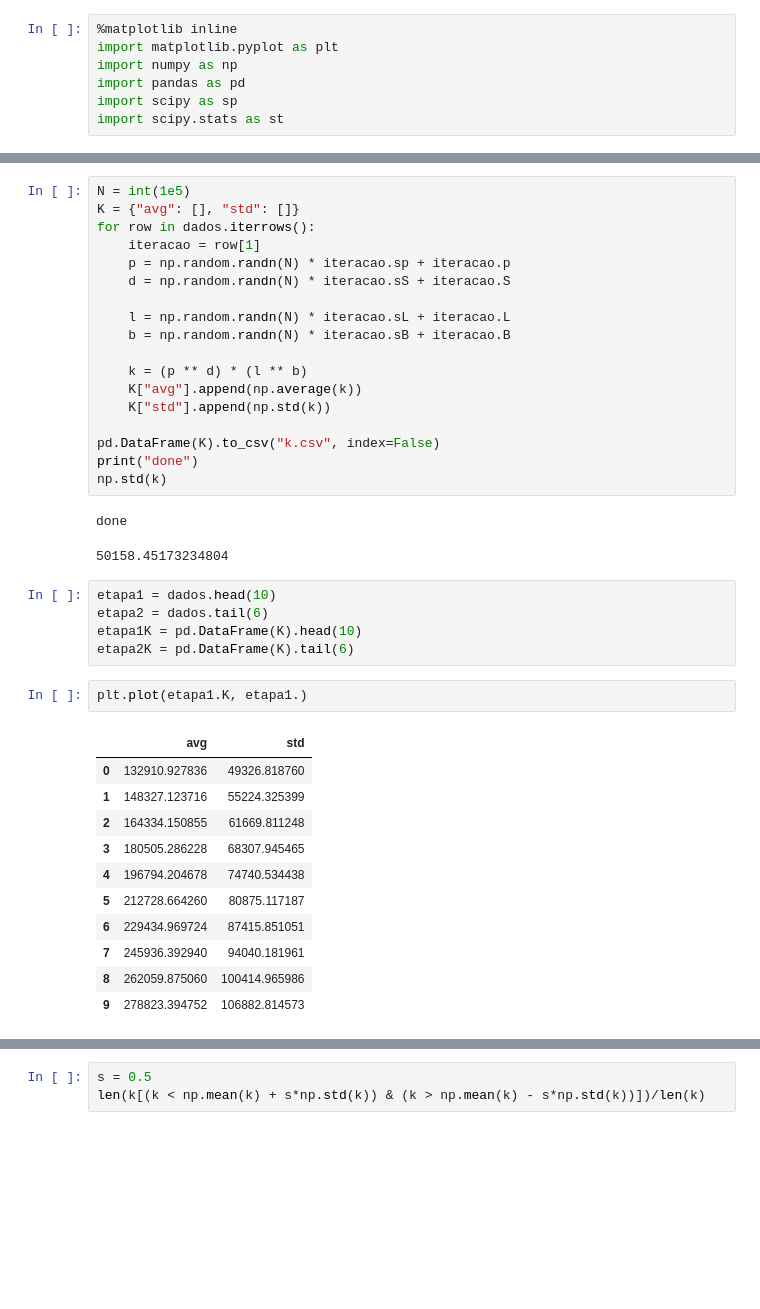
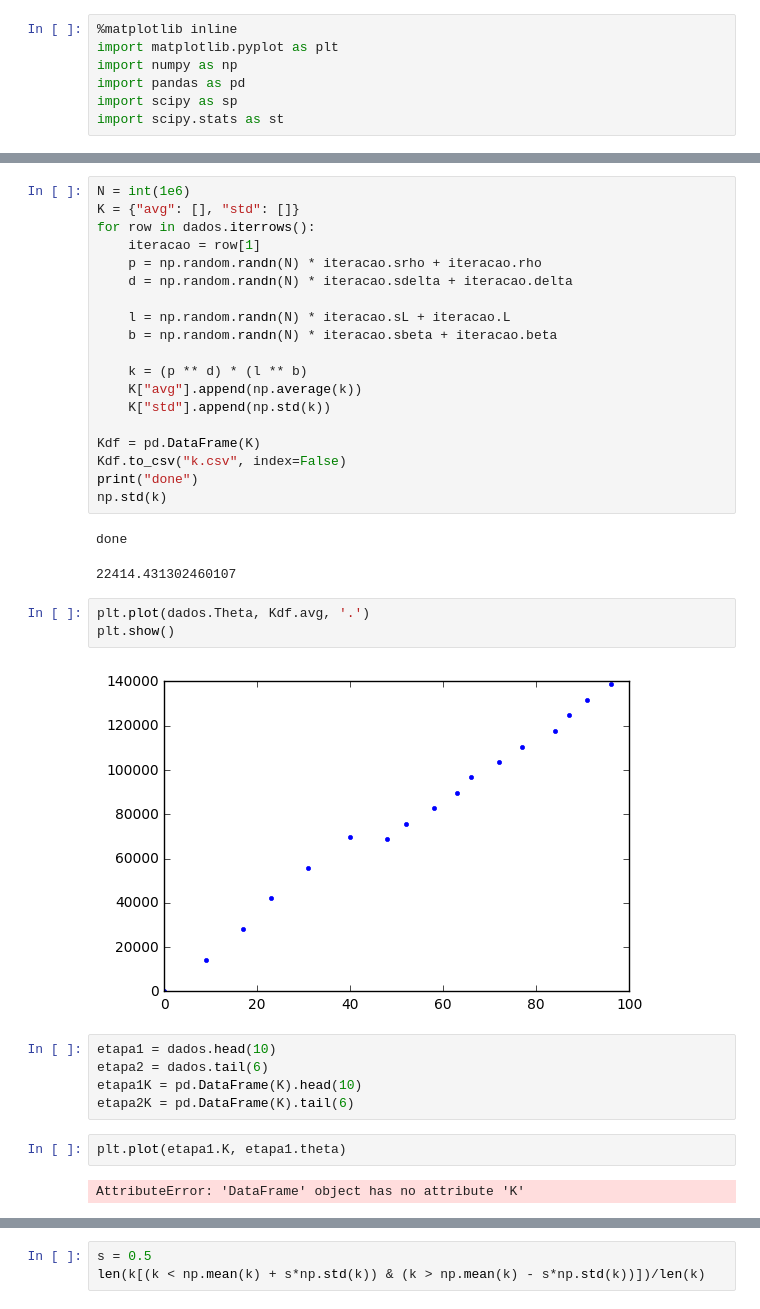
Before and after one commit to danilolessa/computacoes, a Jupyter notebook: graduacao/lab4/lab4-exp3/montecarlos.ipynb, the cells around one changed output, grey strips where cells are left out. Drawn from its saved outputs; the diff is of its cells as text; blank space fills up the shorter version.

```diff
--- a/graduacao/lab4/lab4-exp3/montecarlos.ipynb
+++ b/graduacao/lab4/lab4-exp3/montecarlos.ipynb
@@ -10,42 +16,38 @@ dados = pd.read_csv("geral.txt", sep="\t")
 # %%
-N = int(1e5)
+N = int(1e6)
 K = {"avg": [], "std": []}
 for row in dados.iterrows():
     iteracao = row[1]
-    p = np.random.randn(N) * iteracao.sp + iteracao.p
-    d = np.random.randn(N) * iteracao.sS + iteracao.S
+    p = np.random.randn(N) * iteracao.srho + iteracao.rho
+    d = np.random.randn(N) * iteracao.sdelta + iteracao.delta
 
     l = np.random.randn(N) * iteracao.sL + iteracao.L
-    b = np.random.randn(N) * iteracao.sB + iteracao.B
+    b = np.random.randn(N) * iteracao.sbeta + iteracao.beta
 
     k = (p ** d) * (l ** b)
     K["avg"].append(np.average(k))
     K["std"].append(np.std(k))
 
-pd.DataFrame(K).to_csv("k.csv", index=False)
+Kdf = pd.DataFrame(K)
+Kdf.to_csv("k.csv", index=False)
 print("done")
 np.std(k)
 # %% [output]
 done
-50158.45173234804
+22414.431302460107
+# %%
+plt.plot(dados.Theta, Kdf.avg, '.')
+plt.show()
+# %% [output]
+[figure, added]
 # %%
 etapa1 = dados.head(10)
 etapa2 = dados.tail(6)
 etapa1K = pd.DataFrame(K).head(10)
 etapa2K = pd.DataFrame(K).tail(6)
 # %%
-plt.plot(etapa1.K, etapa1.)
+plt.plot(etapa1.K, etapa1.theta)
 # %% [output]
-|  | avg | std |
-| 0 | 132910.927836 | 49326.818760 |
-| 1 | 148327.123716 | 55224.325399 |
-| 2 | 164334.150855 | 61669.811248 |
-| 3 | 180505.286228 | 68307.945465 |
-| 4 | 196794.204678 | 74740.534438 |
-| 5 | 212728.664260 | 80875.117187 |
-| 6 | 229434.969724 | 87415.851051 |
-| 7 | 245936.392940 | 94040.181961 |
-| 8 | 262059.875060 | 100414.965986 |
-| 9 | 278823.394752 | 106882.814573 |
+AttributeError: 'DataFrame' object has no attribute 'K'
 # %%
 h = plt.hist(k, bins=1000, normed=True)
```
Also changed, not shown: parts of 3 cells of this notebook, 4 other files.
